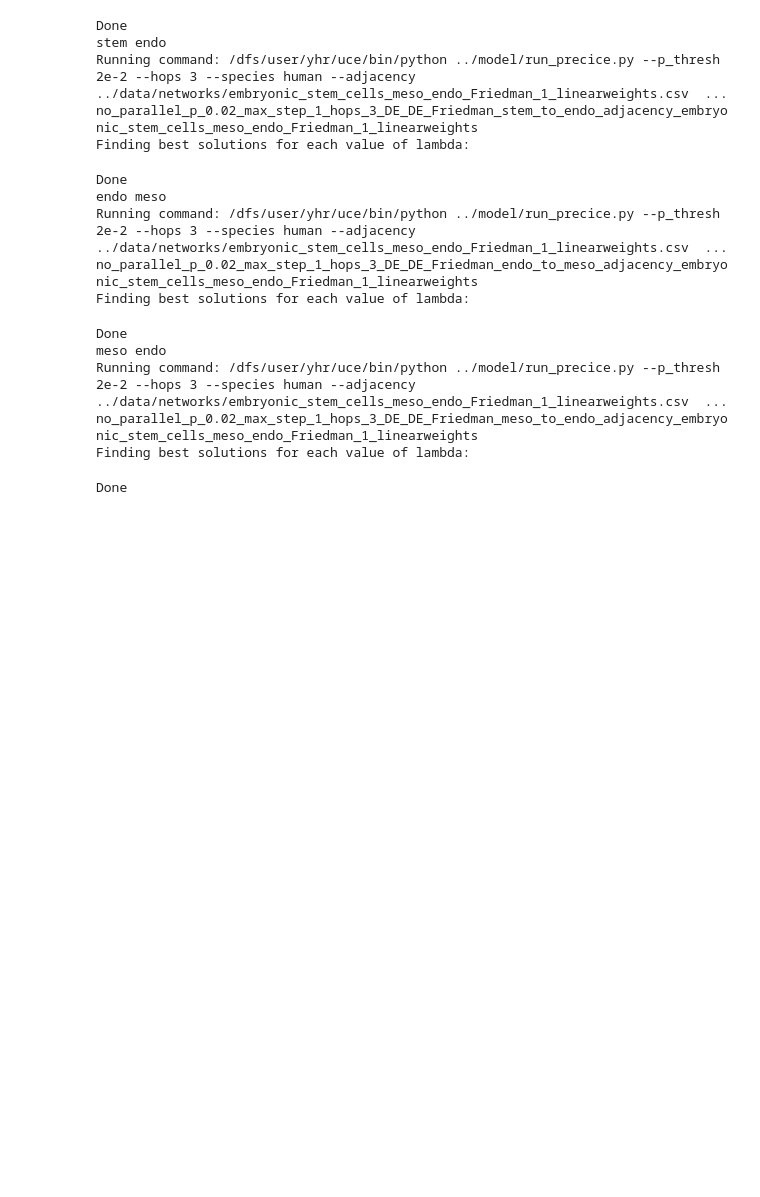
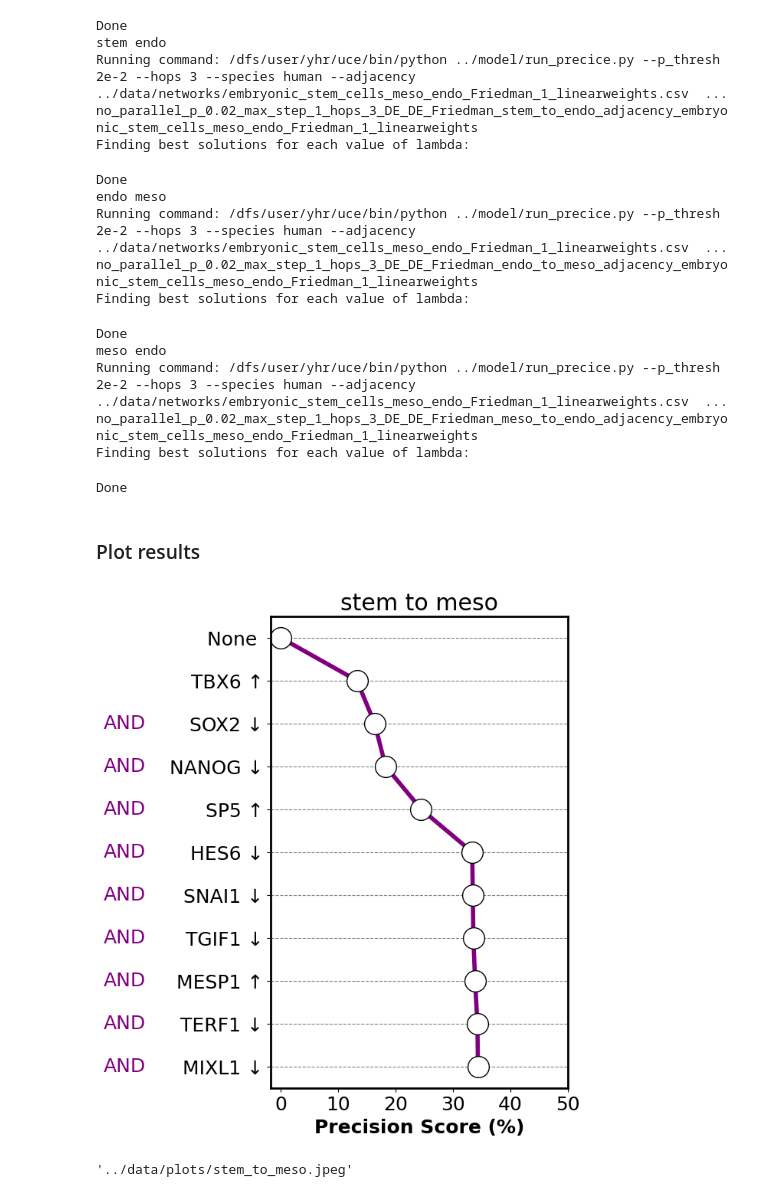
Before and after one commit to snap-stanford/precice, a Jupyter notebook: notebooks/Friedman_esc_meso.ipynb, the cells around one changed output. Saved outputs shown, nothing was run; the diff lists cells and outputs as text; code cells hidden in the pictures; blank space fills up the shorter version.

```diff
--- a/notebooks/Friedman_esc_meso.ipynb
+++ b/notebooks/Friedman_esc_meso.ipynb
@@ -123,3 +123,16 @@ Running command: /dfs/user/yhr/uce/bin/python ../model/run_precice.py --p_thresh
 no_parallel_p_0.02_max_step_1_hops_3_DE_DE_Friedman_meso_to_endo_adjacency_embryonic_stem_cells_meso_endo_Friedman_1_linearweights
 Finding best solutions for each value of lambda:
 Done
+# %% [markdown]
+### Plot results
+# %%
+from plot import make_precision_plot
+source_name = 'stem'
+target_name = 'meso'
+transition = source_name + '_to_' + target_name
+result_file = 'active_no_parallel_p_0.02_max_step_1_hops_3_DE_DE_Friedman_stem_to_meso_adjacency_embryonic_stem_cells_meso_endo_Friedman_1_linearweights.pkl'
+# %%
+make_precision_plot(result_file, output_name=transition, source=source_name, target=target_name)
+# %% [output]
+[figure, added]
+'../data/plots/stem_to_meso.jpeg'
```
Also changed, not shown: parts of 2 cells of this notebook, 1 other file.
